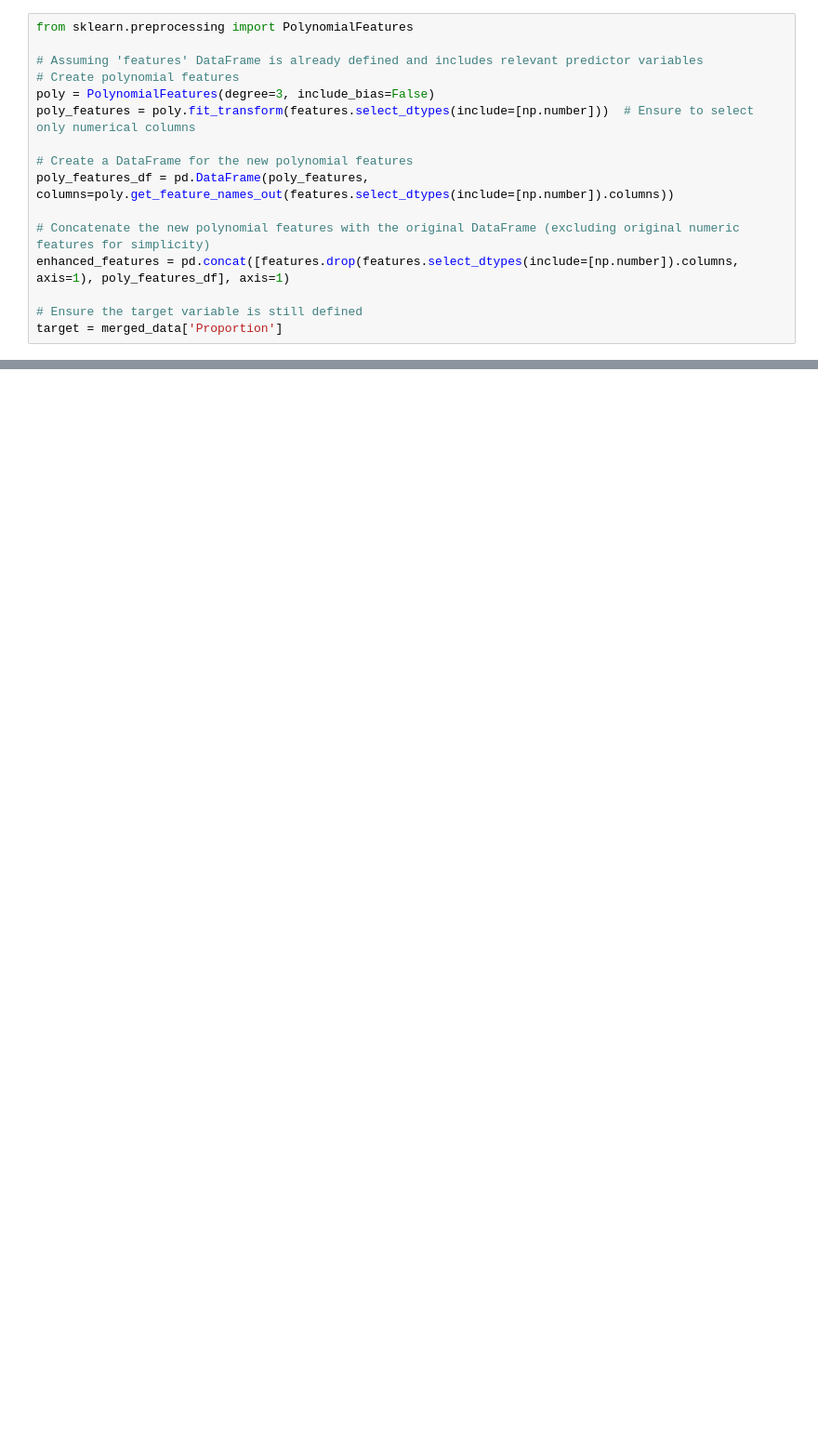
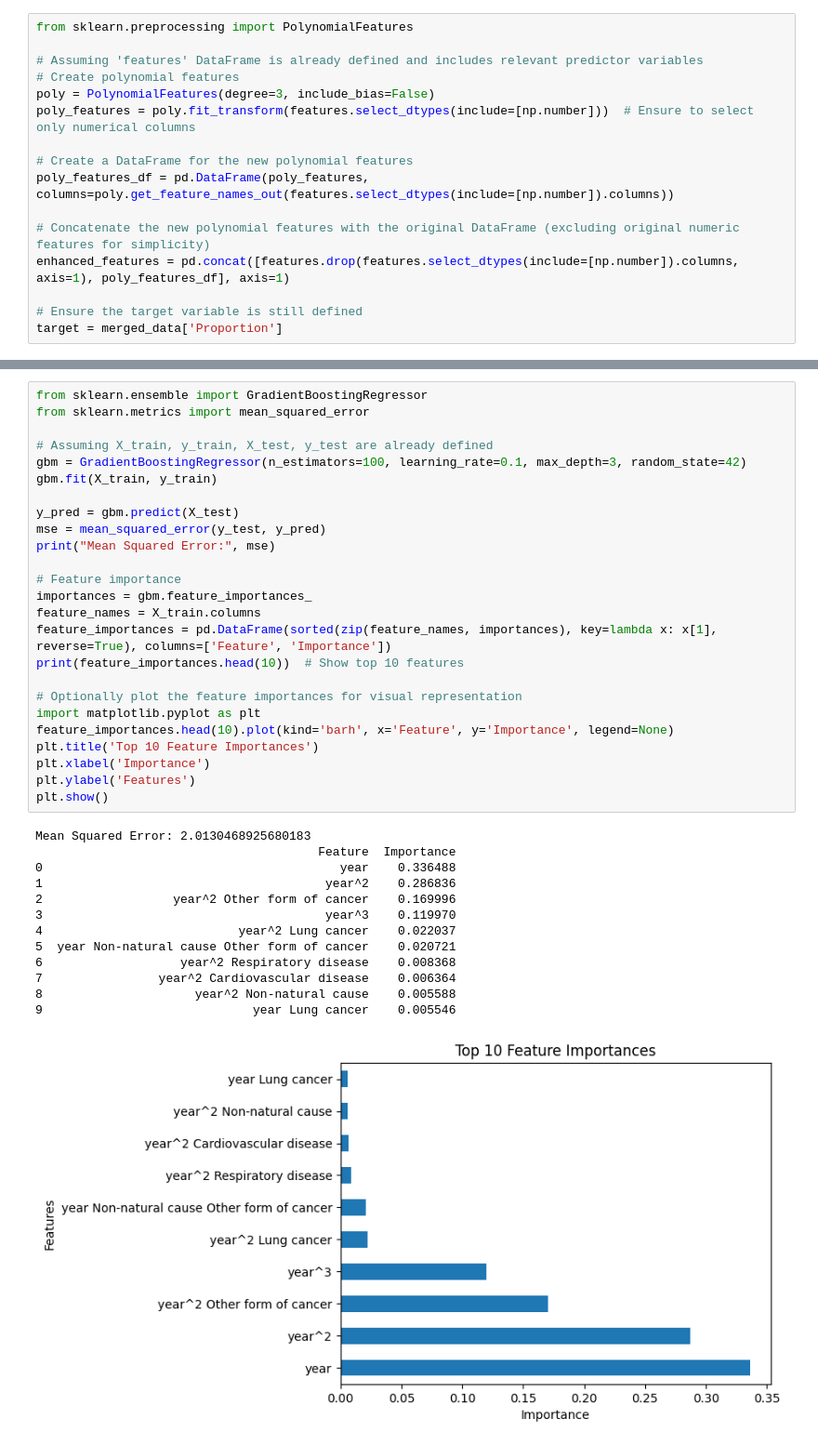
Before and after one commit to Priyanshs-ingh/age_detection_project, a Jupyter notebook: ml.ipynb, the cells around one changed output, grey strips where cells are left out. Shown: that part at 93% size. Drawn from its saved outputs; the diff is of its cells as text; blank space fills up the shorter version.

Commit message:
machine learning modelcompletition

```diff
--- a/ml.ipynb
+++ b/ml.ipynb
@@ -338,0 +378,39 @@ target = merged_data['Proportion']
+# %%
+from sklearn.ensemble import GradientBoostingRegressor
+from sklearn.metrics import mean_squared_error
+
+# Assuming X_train, y_train, X_test, y_test are already defined
+gbm = GradientBoostingRegressor(n_estimators=100, learning_rate=0.1, max_depth=3, random_state=42)
+gbm.fit(X_train, y_train)
+
+y_pred = gbm.predict(X_test)
+mse = mean_squared_error(y_test, y_pred)
+print("Mean Squared Error:", mse)
+
+# Feature importance
+importances = gbm.feature_importances_
+feature_names = X_train.columns
+feature_importances = pd.DataFrame(sorted(zip(feature_names, importances), key=lambda x: x[1], reverse=True), columns=['Feature', 'Importance'])
+print(feature_importances.head(10))  # Show top 10 features
+
+# Optionally plot the feature importances for visual representation
+import matplotlib.pyplot as plt
+feature_importances.head(10).plot(kind='barh', x='Feature', y='Importance', legend=None)
+plt.title('Top 10 Feature Importances')
+plt.xlabel('Importance')
+plt.ylabel('Features')
+plt.show()
+# %% [output]
+Mean Squared Error: 2.0130468925680183
+                                       Feature  Importance
+0                                         year    0.336488
+1                                       year^2    0.286836
+2                  year^2 Other form of cancer    0.169996
+3                                       year^3    0.119970
+4                           year^2 Lung cancer    0.022037
+5  year Non-natural cause Other form of cancer    0.020721
+6                   year^2 Respiratory disease    0.008368
+7                year^2 Cardiovascular disease    0.006364
+8                     year^2 Non-natural cause    0.005588
+9                             year Lung cancer    0.005546
+[figure, added]
```
Also changed, not shown: parts of 10 cells of this notebook, 2 other files.
